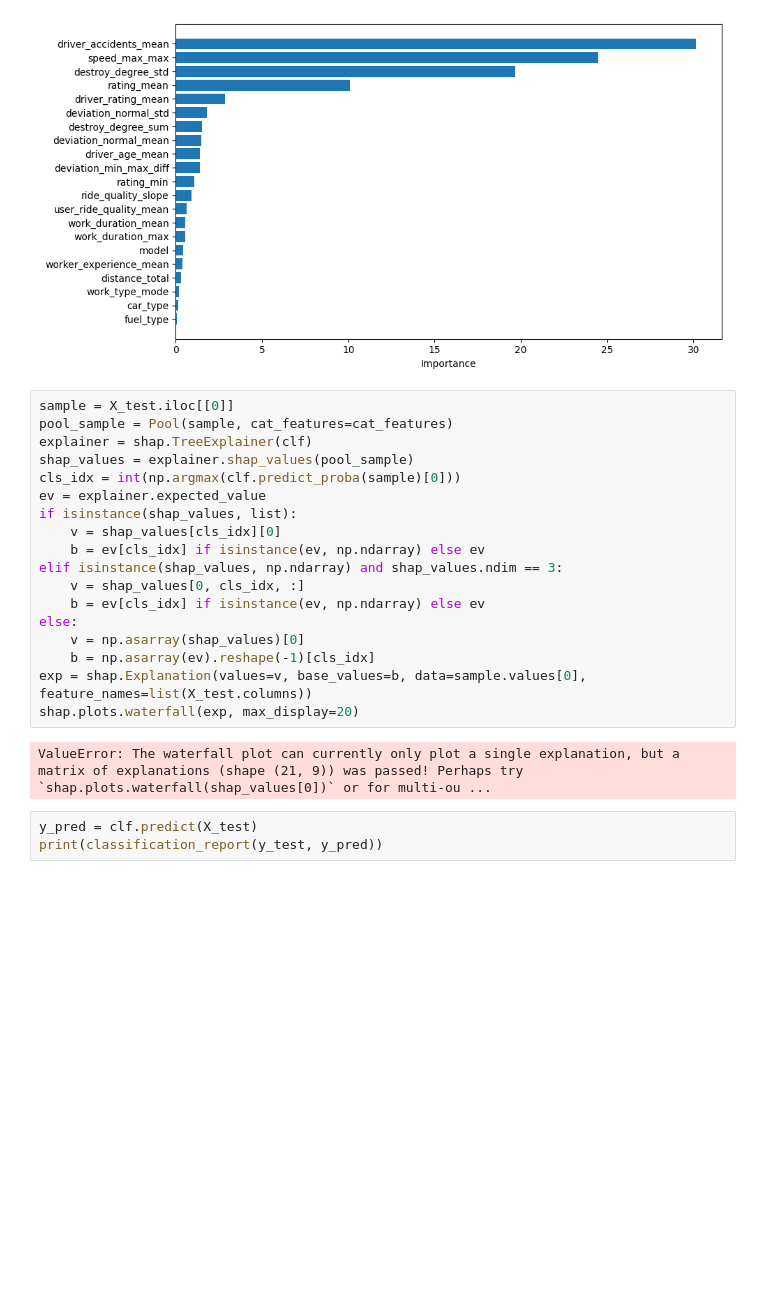
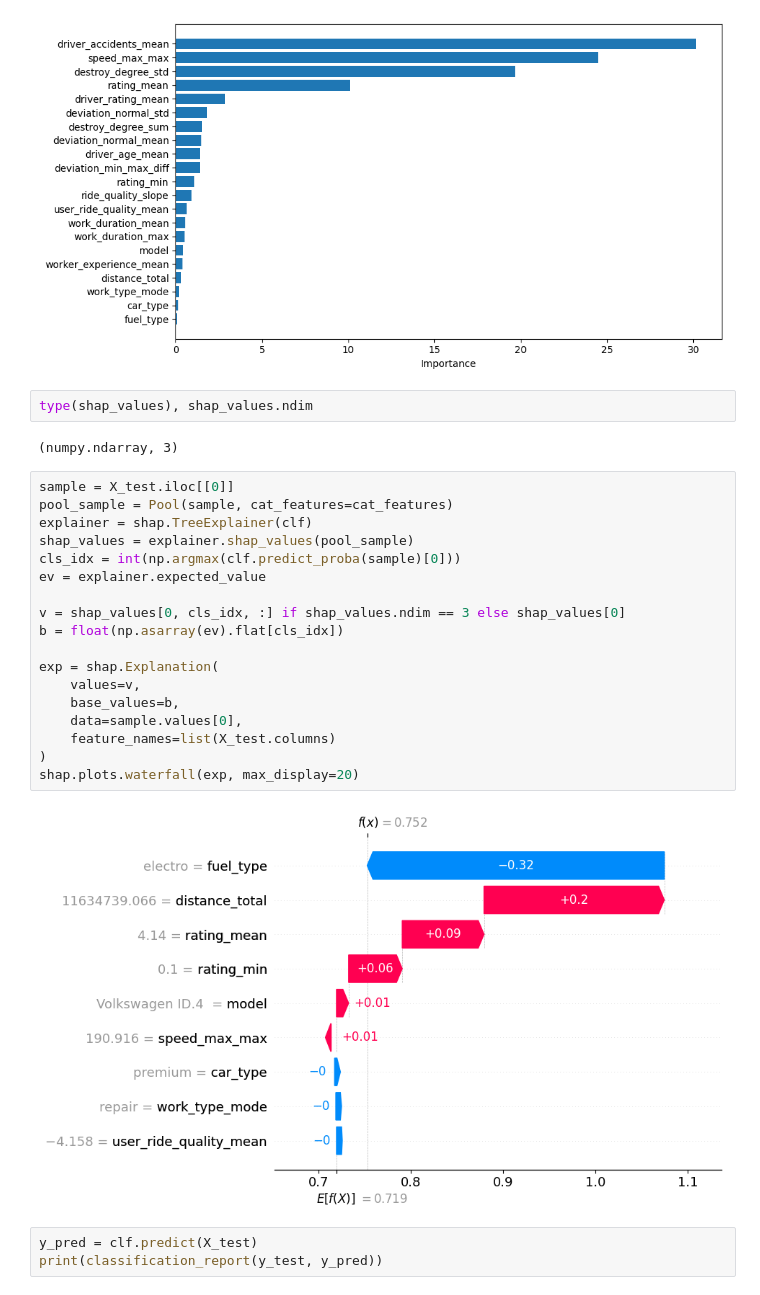
Before and after one commit to Katrin-Pochtar/Kaggle, a Jupyter notebook: Почтар_Катрин_Викторовна_Соревновательный_DS.ipynb, the cells around one changed output. Cells and saved outputs as stored; diff of their text form; blank space fills up the shorter version.

```diff
--- a/Почтар_Катрин_Викторовна_Соревновательный_DS.ipynb
+++ b/Почтар_Катрин_Викторовна_Соревновательный_DS.ipynb
@@ -748,26 +793,30 @@ plt.tight_layout()
 plt.show()
 # %% [output]
 [figure]
+# %%
+type(shap_values), shap_values.ndim
+# %% [output]
+(numpy.ndarray, 3)
 # %%
 sample = X_test.iloc[[0]]
 pool_sample = Pool(sample, cat_features=cat_features)
 explainer = shap.TreeExplainer(clf)
 shap_values = explainer.shap_values(pool_sample)
 cls_idx = int(np.argmax(clf.predict_proba(sample)[0]))
 ev = explainer.expected_value
-if isinstance(shap_values, list):
-    v = shap_values[cls_idx][0]
-    b = ev[cls_idx] if isinstance(ev, np.ndarray) else ev
-elif isinstance(shap_values, np.ndarray) and shap_values.ndim == 3:
-    v = shap_values[0, cls_idx, :]
-    b = ev[cls_idx] if isinstance(ev, np.ndarray) else ev
-else:
-    v = np.asarray(shap_values)[0]
-    b = np.asarray(ev).reshape(-1)[cls_idx]
-exp = shap.Explanation(values=v, base_values=b, data=sample.values[0], feature_names=list(X_test.columns))
+
+v = shap_values[0, cls_idx, :] if shap_values.ndim == 3 else shap_values[0]
+b = float(np.asarray(ev).flat[cls_idx])
+
+exp = shap.Explanation(
+    values=v,
+    base_values=b,
+    data=sample.values[0],
+    feature_names=list(X_test.columns)
+)
 shap.plots.waterfall(exp, max_display=20)
 # %% [output]
-ValueError: The waterfall plot can currently only plot a single explanation, but a matrix of explanations (shape (21, 9)) was passed! Perhaps try `shap.plots.waterfall(shap_values[0])` or for multi-ou ...
+[figure, added]
 # %%
 y_pred = clf.predict(X_test)
 print(classification_report(y_test, y_pred))
```
Also changed, not shown: parts of 31 cells of this notebook.
